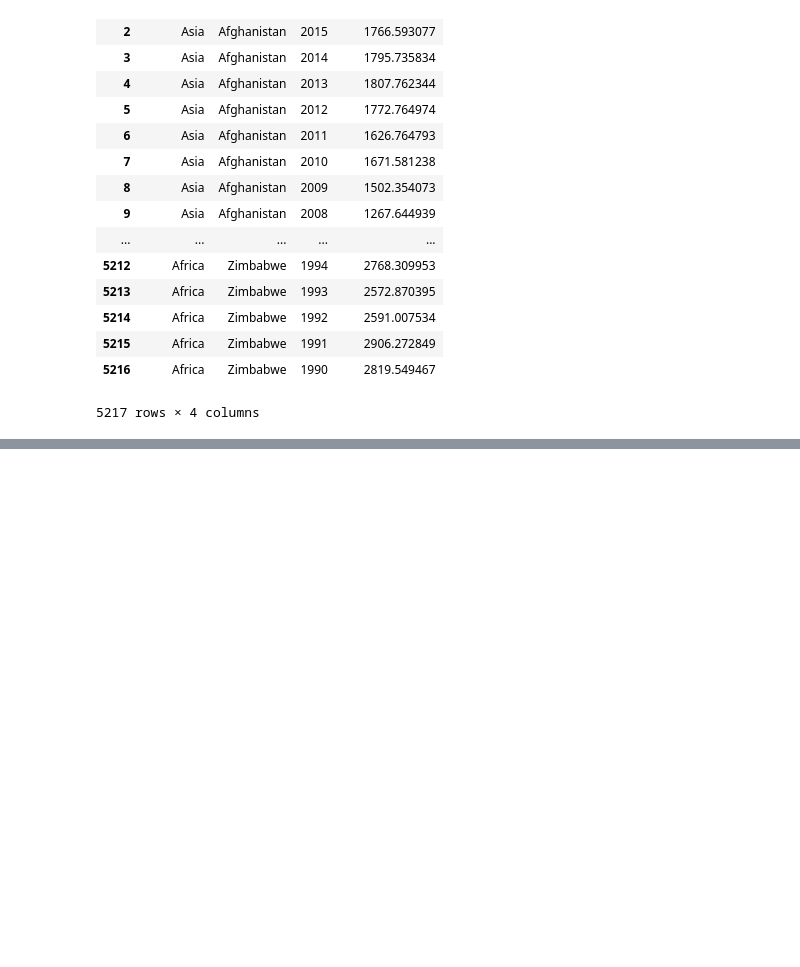
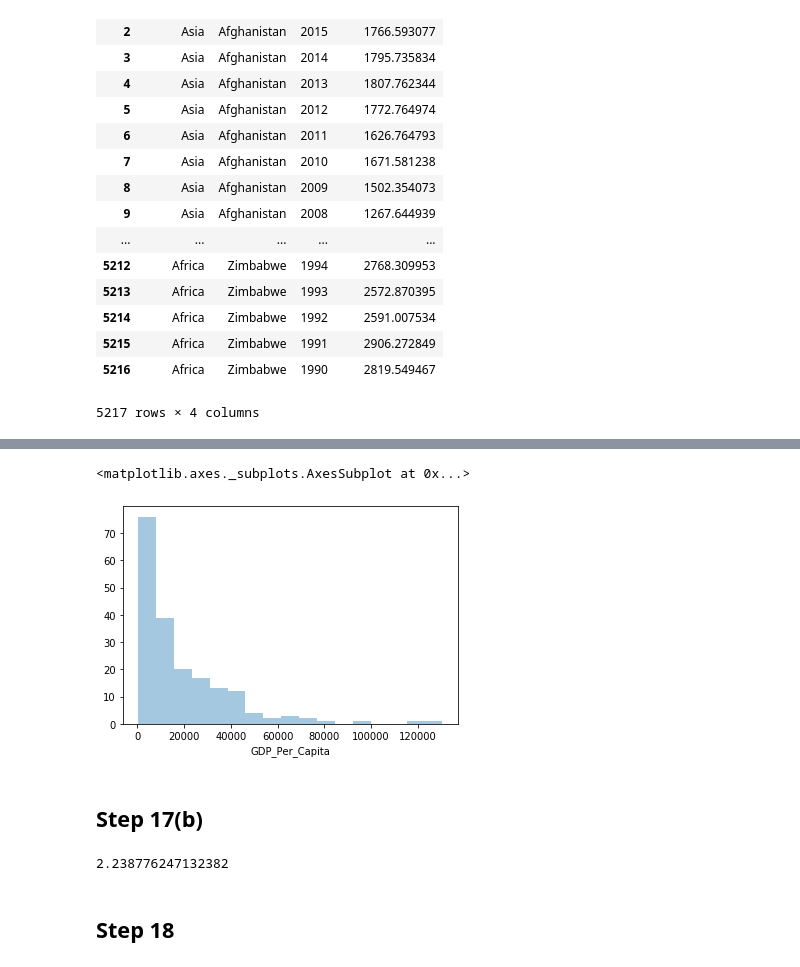
Before and after one commit to Barrett-Rogers/dq1-Barrett-Rogers, a Jupyter notebook: UN_Data_Exploration.ipynb, the cells around one changed output, grey strips where cells are left out. Drawn from its saved outputs; the diff is of its cells as text; code cells hidden in the pictures; blank space fills up the shorter version.

```diff
--- a/UN_Data_Exploration.ipynb
+++ b/UN_Data_Exploration.ipynb
@@ -222,0 +480,15 @@ Name: GDP_Per_Capita, dtype: float64
+# %%
+sns.distplot(gdp_2014['GDP_Per_Capita'], kde=False)
+#kde=kernal density estimate and adds a line
+# %% [output]
+<matplotlib.axes._subplots.AxesSubplot at 0x...>
+[figure, added]
+# %% [markdown]
+## Step 17(b)
+# %%
+#Using Scipy, find the skewness of GDP_Per_Capita values
+skew(gdp_2014['GDP_Per_Capita'])
+# %% [output]
+2.238776247132382
+# %% [markdown]
+## Step 18
```
Also changed, not shown: parts of 37 cells of this notebook.
